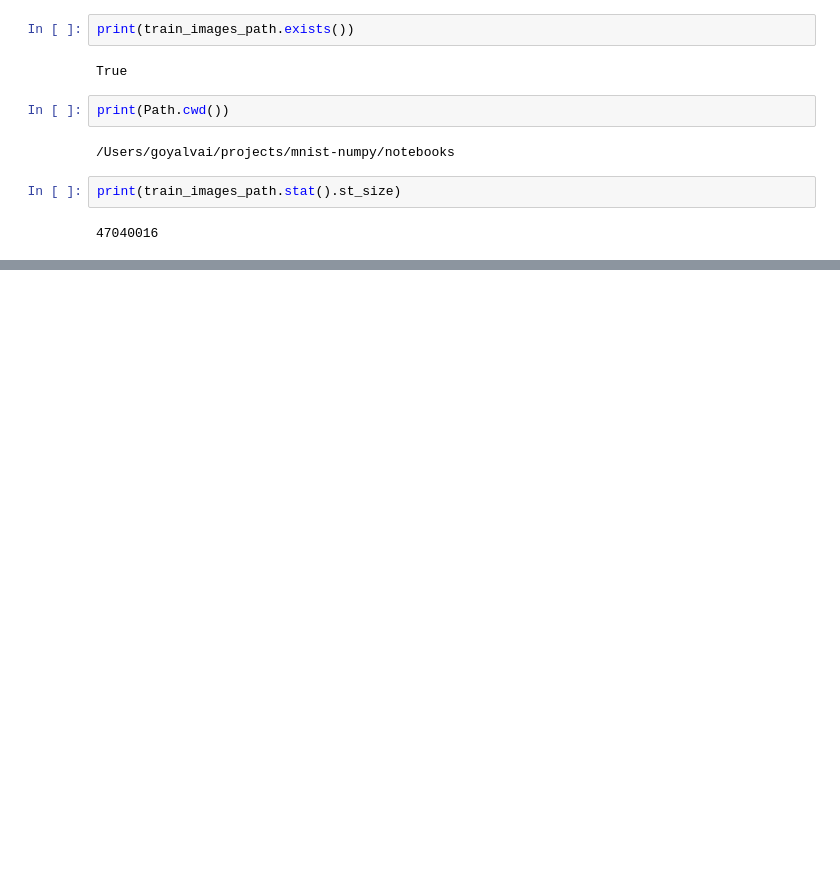
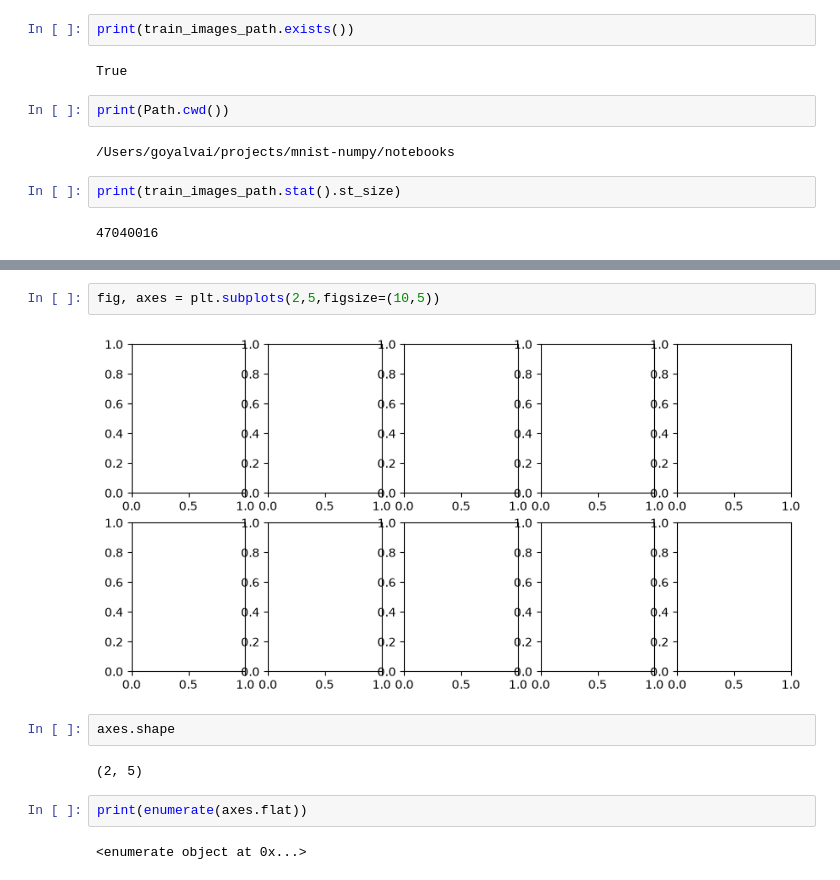
Before and after one commit to vgoyalgomc/mnist-numpy, a Jupyter notebook: notebooks/01_explore_data.ipynb, the cells around one changed output, grey strips where cells are left out. Drawn from its saved outputs; the diff is of its cells as text; blank space fills up the shorter version.

```diff
--- a/notebooks/01_explore_data.ipynb
+++ b/notebooks/01_explore_data.ipynb
@@ -22,0 +130,12 @@ print(train_images_path.stat().st_size)
+# %%
+fig, axes = plt.subplots(2,5,figsize=(10,5))
+# %% [output]
+[figure, added]
+# %%
+axes.shape
+# %% [output]
+(2, 5)
+# %%
+print(enumerate(axes.flat))
+# %% [output]
+<enumerate object at 0x...>
```
Also changed, not shown: parts of 22 cells of this notebook, 1 other file.
